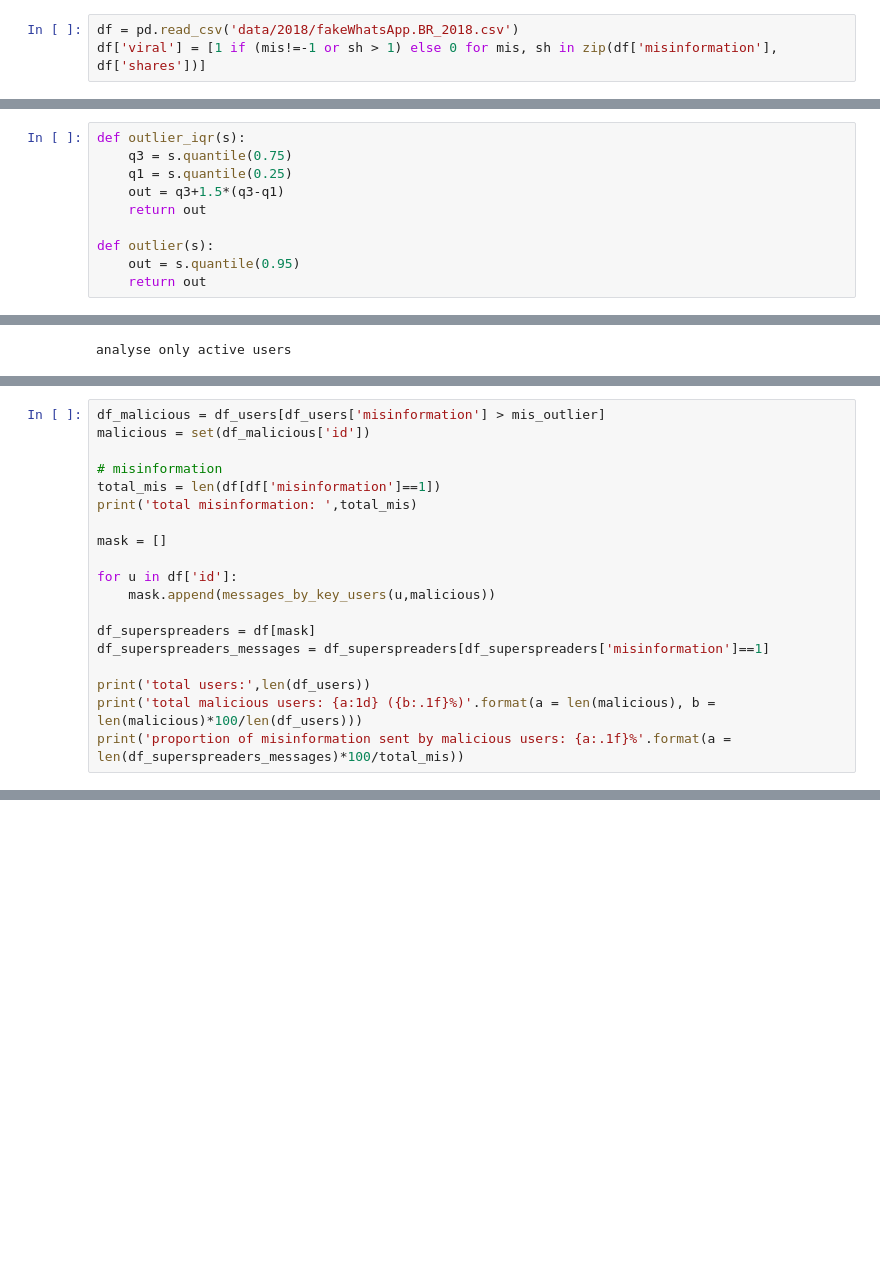
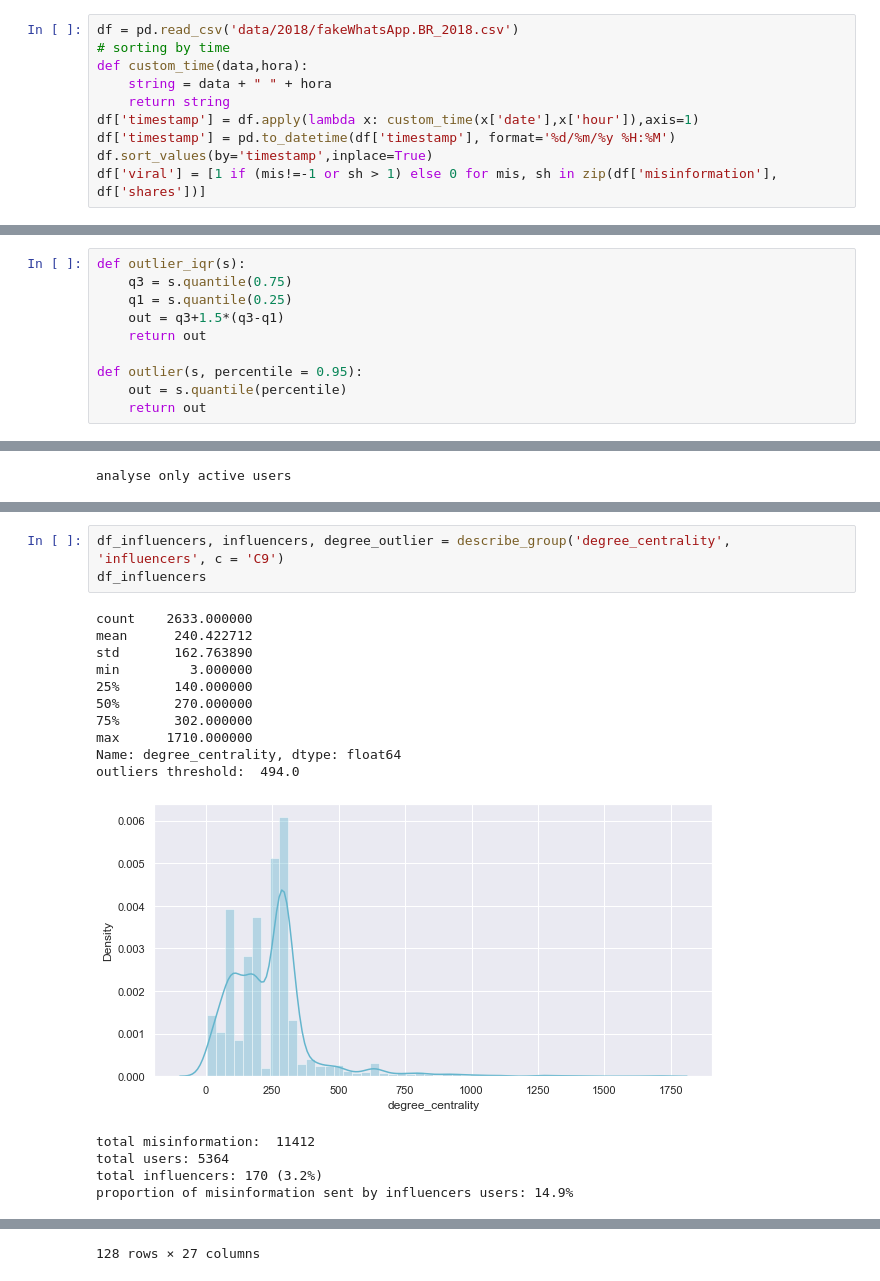
Before and after one commit to cabrau/FakeWhatsApp.Br, a Jupyter notebook: 11.5 - master thesis experiments - users identification.ipynb, the cells around one changed output, grey strips where cells are left out. Drawn from its saved outputs; the diff is of its cells as text; blank space fills up the shorter version.

```diff
--- a/11.5 - master thesis experiments - users identification.ipynb
+++ b/11.5 - master thesis experiments - users identification.ipynb
@@ -22,4 +30,11 @@ sns.set(style="darkgrid")
 # Load data
 # %%
 df = pd.read_csv('data/2018/fakeWhatsApp.BR_2018.csv')
+# sorting by time
+def custom_time(data,hora):
+    string = data + " " + hora
+    return string
+df['timestamp'] = df.apply(lambda x: custom_time(x['date'],x['hour']),axis=1)
+df['timestamp'] = pd.to_datetime(df['timestamp'], format='%d/%m/%y %H:%M')
+df.sort_values(by='timestamp',inplace=True)
 df['viral'] = [1 if (mis!=-1 or sh > 1) else 0 for mis, sh in zip(df['misinformation'], df['shares'])]
@@ -50,7 +73,7 @@ def outlier_iqr(s):
     out = q3+1.5*(q3-q1)
     return out
 
-def outlier(s):
-    out = s.quantile(0.95)
+def outlier(s, percentile = 0.95):
+    out = s.quantile(percentile)
     return out
 # %% [markdown]
@@ -176,19 +146,0 @@ def messages_by_key_users(user, key_users):
-# %%
-df_malicious = df_users[df_users['misinformation'] > mis_outlier]
-malicious = set(df_malicious['id'])
-
-# misinformation
-total_mis = len(df[df['misinformation']==1])
-print('total misinformation: ',total_mis)
-
-mask = []
-
-for u in df['id']:
-    mask.append(messages_by_key_users(u,malicious))
-
-df_superspreaders = df[mask]
-df_superspreaders_messages = df_superspreaders[df_superspreaders['misinformation']==1]
-
-print('total users:',len(df_users))
-print('total malicious users: {a:1d} ({b:.1f}%)'.format(a = len(malicious), b = len(malicious)*100/len(df_users)))
-print('proportion of misinformation sent by malicious users: {a:.1f}%'.format(a = len(df_superspreaders_messages)*100/total_mis))
@@ -250,0 +202,19 @@ users_reached
+# %%
+df_influencers, influencers, degree_outlier = describe_group('degree_centrality', 'influencers', c = 'C9')
+df_influencers
+# %% [output]
+count    2633.000000
+mean      240.422712
+std       162.763890
+min         3.000000
+25%       140.000000
+50%       270.000000
+75%       302.000000
+max      1710.000000
+Name: degree_centrality, dtype: float64
+outliers threshold:  494.0
+[figure, added]
+total misinformation:  11412
+total users: 5364
+total influencers: 170 (3.2%)
+proportion of misinformation sent by influencers users: 14.9%
@@ -250,0 +233 @@ users_reached
+128 rows × 27 columns
```
Also changed, not shown: parts of 60 cells of this notebook, 8 other files.
